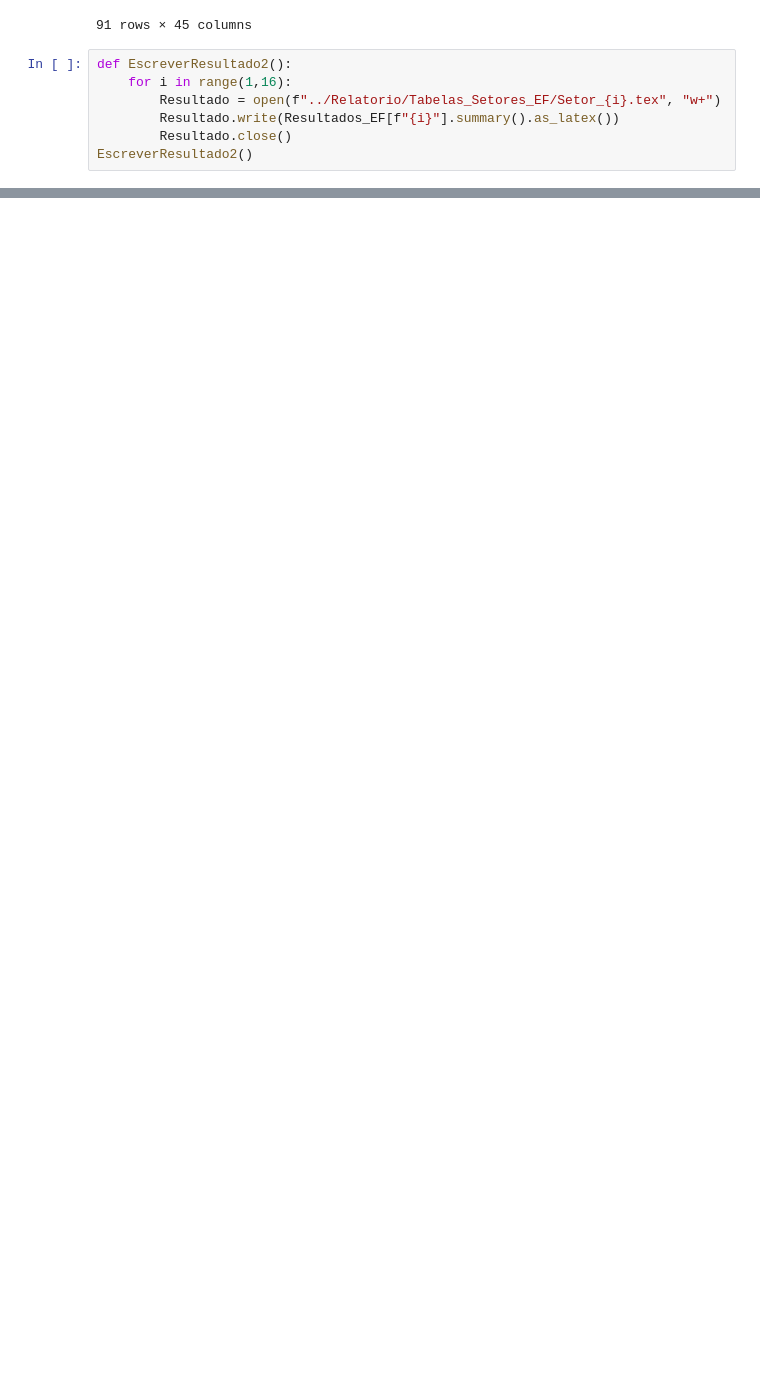
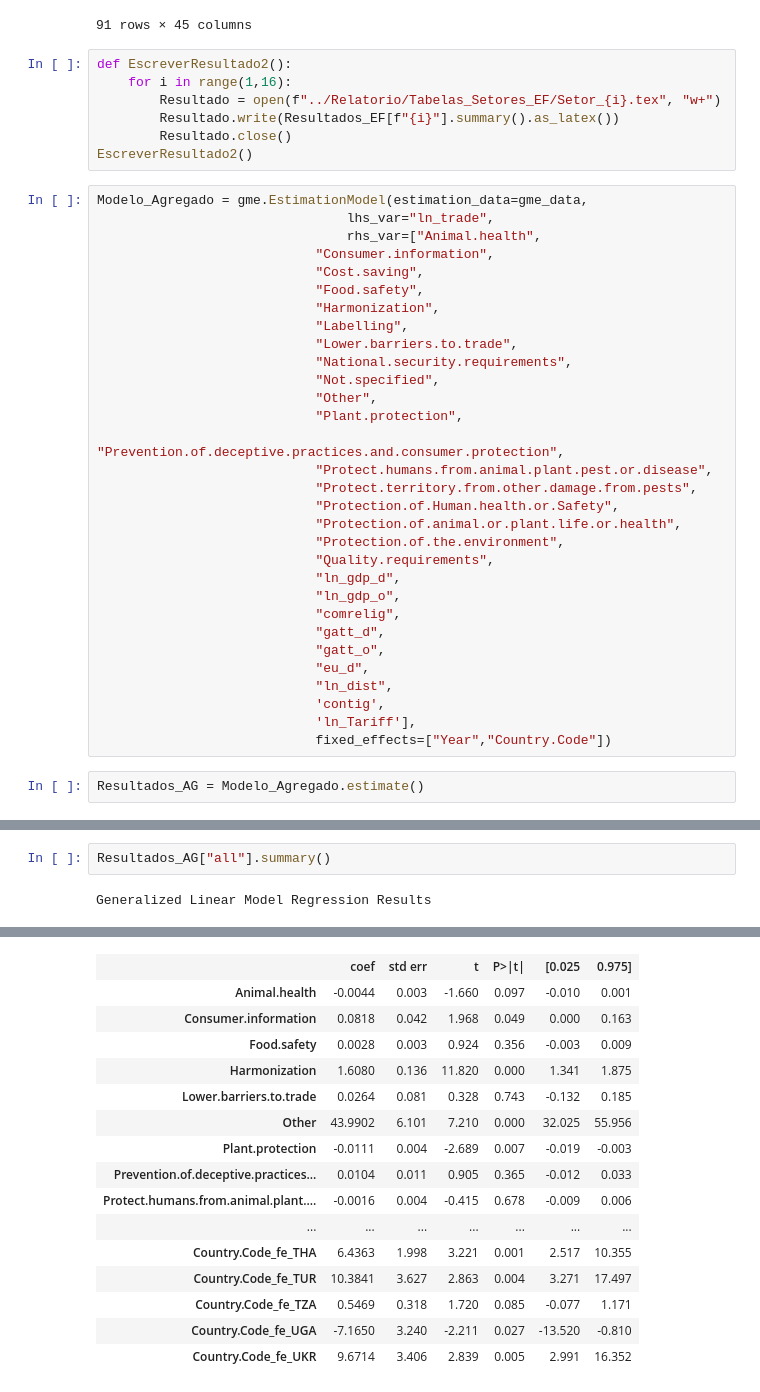
Before and after one commit to thcoelho/ITP_Notificacoes_Exportacao, a Jupyter notebook: Modelo/Regressão/Regressão.ipynb, the cells around one changed output, grey strips where cells are left out. Cells and saved outputs as stored; diff of their text form; blank space fills up the shorter version.

```diff
--- a/Modelo/Regressão.ipynb
+++ b/Modelo/Regressão/Regressão.ipynb
@@ -273,3 +281,36 @@ def EscreverResultado2():
         Resultado.write(Resultados_EF[f"{i}"].summary().as_latex())
         Resultado.close()
 EscreverResultado2()
+# %%
+Modelo_Agregado = gme.EstimationModel(estimation_data=gme_data,
+                                lhs_var="ln_trade",
+                                rhs_var=["Animal.health",
+                            "Consumer.information",
+                            "Cost.saving",
+                            "Food.safety",
+                            "Harmonization",
+                            "Labelling",
+                            "Lower.barriers.to.trade",
+                            "National.security.requirements",
+                            "Not.specified",
+                            "Other",
+                            "Plant.protection",
+                            "Prevention.of.deceptive.practices.and.consumer.protection",
+                            "Protect.humans.from.animal.plant.pest.or.disease",
+                            "Protect.territory.from.other.damage.from.pests",
+                            "Protection.of.Human.health.or.Safety",
+                            "Protection.of.animal.or.plant.life.or.health",
+                            "Protection.of.the.environment",
+                            "Quality.requirements",
+                            "ln_gdp_d",
+                            "ln_gdp_o",
+                            "comrelig",
+                            "gatt_d",
+                            "gatt_o",
+                            "eu_d",
+                            "ln_dist",
+                            'contig',
+                            'ln_Tariff'],
+                            fixed_effects=["Year","Country.Code"])
+# %%
+Resultados_AG = Modelo_Agregado.estimate()
@@ -275,0 +330,4 @@ EscreverResultado2()
+# %%
+Resultados_AG["all"].summary()
+# %% [output]
+Generalized Linear Model Regression Results
@@ -275,0 +341,16 @@ EscreverResultado2()
+|  | coef | std err | t | P>|t| | [0.025 | 0.975] |
+| Animal.health | -0.0044 | 0.003 | -1.660 | 0.097 | -0.010 | 0.001 |
+| Consumer.information | 0.0818 | 0.042 | 1.968 | 0.049 | 0.000 | 0.163 |
+| Food.safety | 0.0028 | 0.003 | 0.924 | 0.356 | -0.003 | 0.009 |
+| Harmonization | 1.6080 | 0.136 | 11.820 | 0.000 | 1.341 | 1.875 |
+| Lower.barriers.to.trade | 0.0264 | 0.081 | 0.328 | 0.743 | -0.132 | 0.185 |
+| Other | 43.9902 | 6.101 | 7.210 | 0.000 | 32.025 | 55.956 |
+| Plant.protection | -0.0111 | 0.004 | -2.689 | 0.007 | -0.019 | -0.003 |
+| Prevention.of.deceptive.practices... | 0.0104 | 0.011 | 0.905 | 0.365 | -0.012 | 0.033 |
+| Protect.humans.from.animal.plant.... | -0.0016 | 0.004 | -0.415 | 0.678 | -0.009 | 0.006 |
+| ... | ... | ... | ... | ... | ... | ... |
+| Country.Code_fe_THA | 6.4363 | 1.998 | 3.221 | 0.001 | 2.517 | 10.355 |
+| Country.Code_fe_TUR | 10.3841 | 3.627 | 2.863 | 0.004 | 3.271 | 17.497 |
+| Country.Code_fe_TZA | 0.5469 | 0.318 | 1.720 | 0.085 | -0.077 | 1.171 |
+| Country.Code_fe_UGA | -7.1650 | 3.240 | -2.211 | 0.027 | -13.520 | -0.810 |
+| Country.Code_fe_UKR | 9.6714 | 3.406 | 2.839 | 0.005 | 2.991 | 16.352 |
```
Also changed, not shown: parts of 4 cells of this notebook, 10 other files.
